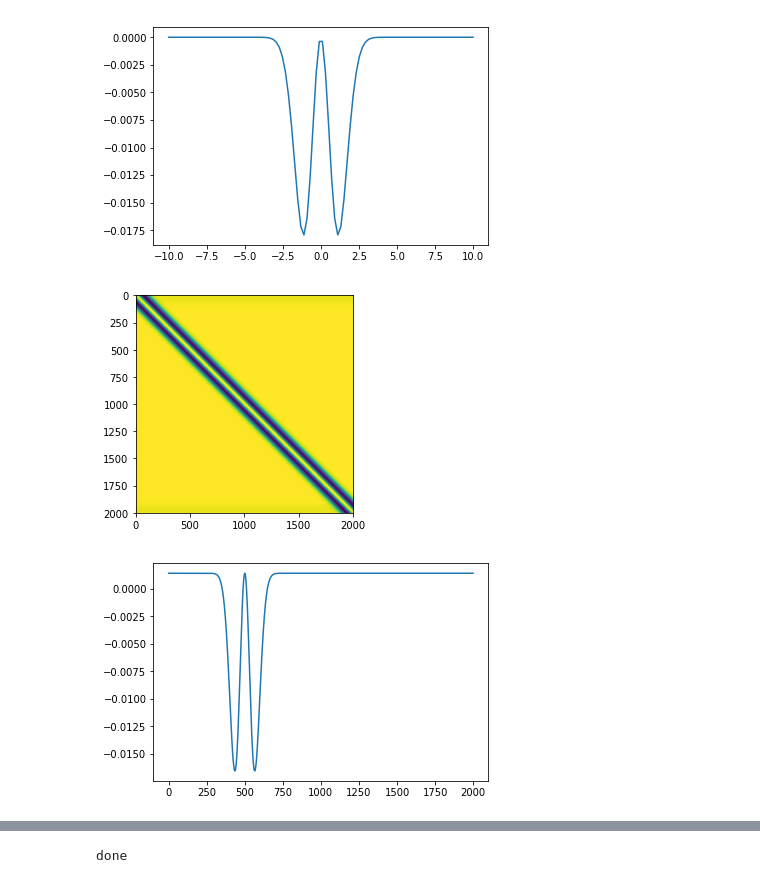
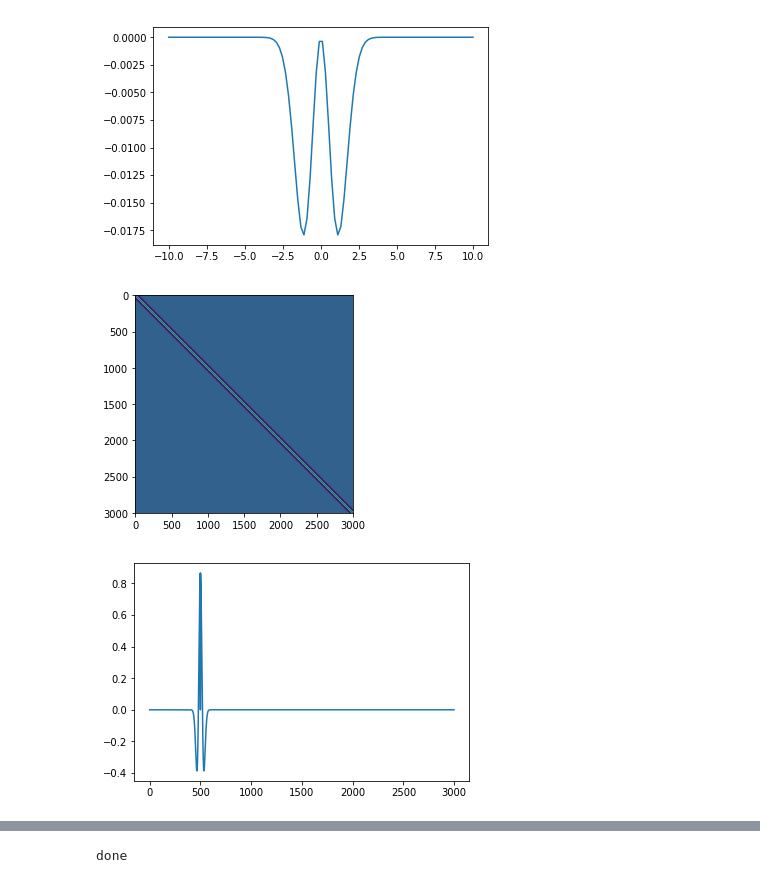
Before and after one commit to mirkoklukas/htmresearch, a Jupyter notebook: projects/gridcells/jupyter/CAN/1d CAN .ipynb, the cells around one changed output, grey strips where cells are left out. Saved outputs shown, nothing was run; the diff lists cells and outputs as text; code cells hidden in the pictures.

```diff
--- a/projects/gridcells/jupyter/CAN/1d CAN .ipynb
+++ b/projects/gridcells/jupyter/CAN/1d CAN .ipynb
@@ -75,39 +75,39 @@ def create_W(J, D, s=1.0):
 
 
 
-r = 70.
-n = 2000
+r = 150.
+n = 3000
 
 
 X = np.linspace(0.,r, num=n)
 
 
 D = np.zeros((n, n))
 for i in range(n):
     for j in range(n):
             D[i,j] = np.absolute(X[i] - X[j])
 
 
-# J = mexican_hat
-J = W_zero
+J = mexican_hat
+# J = W_zero
 
 
 
 W = create_W(J, D, s=1.)
 
 # W[W>0]=0.
 
 plt.imshow(W)
 plt.show()
 
 plt.plot(W[500])
 plt.show()
 
 # tonic = - np.mean(W[:,:], axis=1)
 # plt.plot(tonic)
 # %% [output]
-[figure, old version]
+[figure, new version]
-[figure, old version]
+[figure, new version]
 # %%
 def bump(mu, n, sigma=0.05):
     """
```
Also changed, not shown: parts of 3 cells of this notebook, 7 other files.
